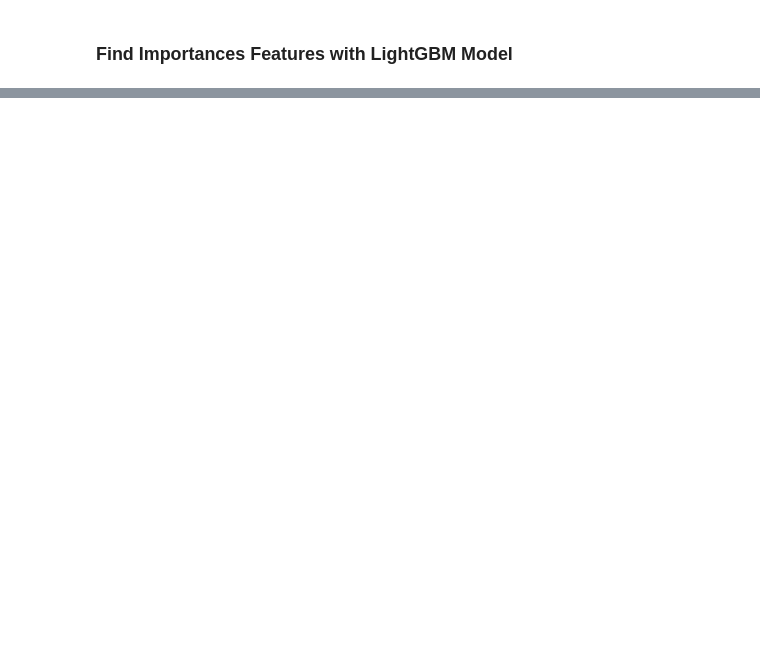
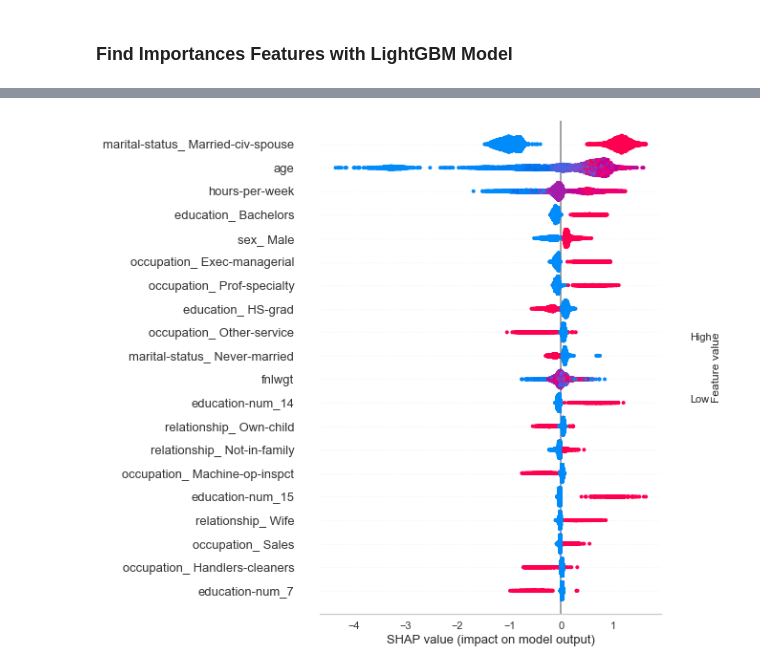
Before and after one commit to ELSady/Classification-US-Cityzen-Income-, a Jupyter notebook: Income Classification.ipynb, the cells around one changed output, grey strips where cells are left out. Cells and saved outputs as stored; diff of their text form; code cells hidden in the pictures; blank space fills up the shorter version.

```diff
--- a/Income Classification.ipynb
+++ b/Income Classification.ipynb
@@ -1211,0 +1079,5 @@ weighted avg       0.87      0.88      0.87      8141
+# %%
+# Shap Model Interpretation Final Model
+interpret_model(tuned_LGBM)
+# %% [output]
+[figure, added]
```
Also changed, not shown: parts of 92 cells of this notebook.
